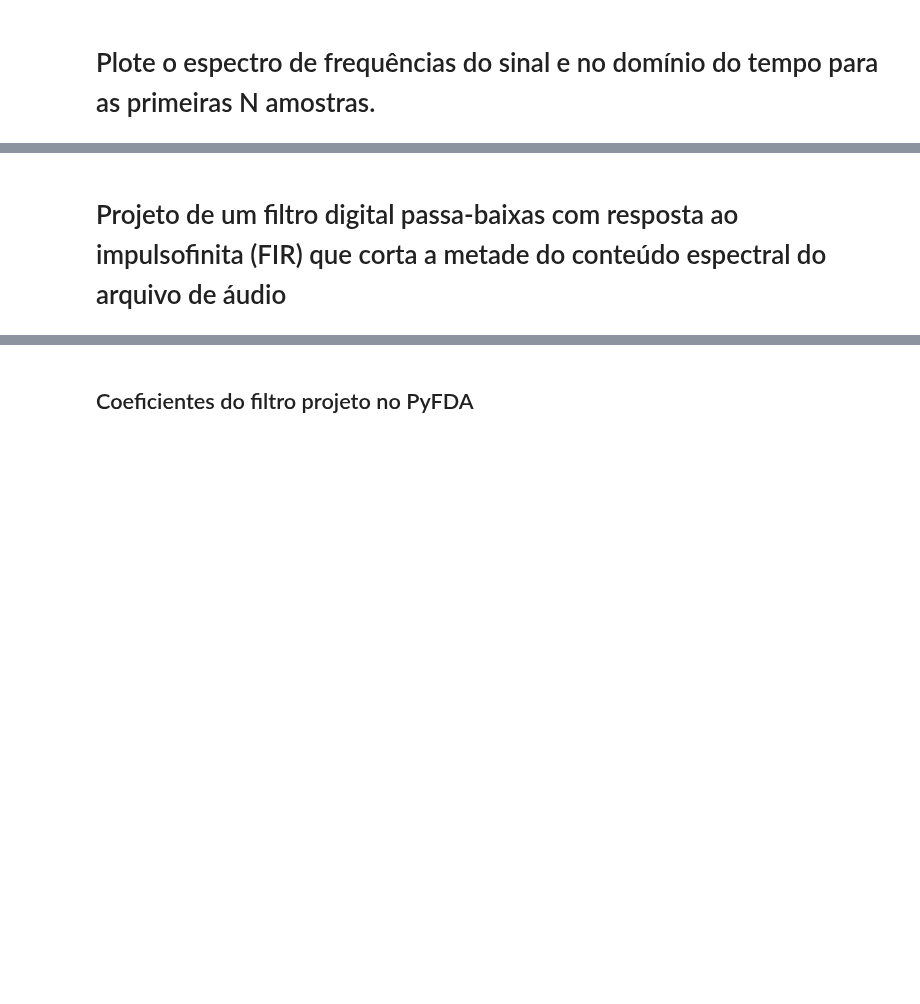
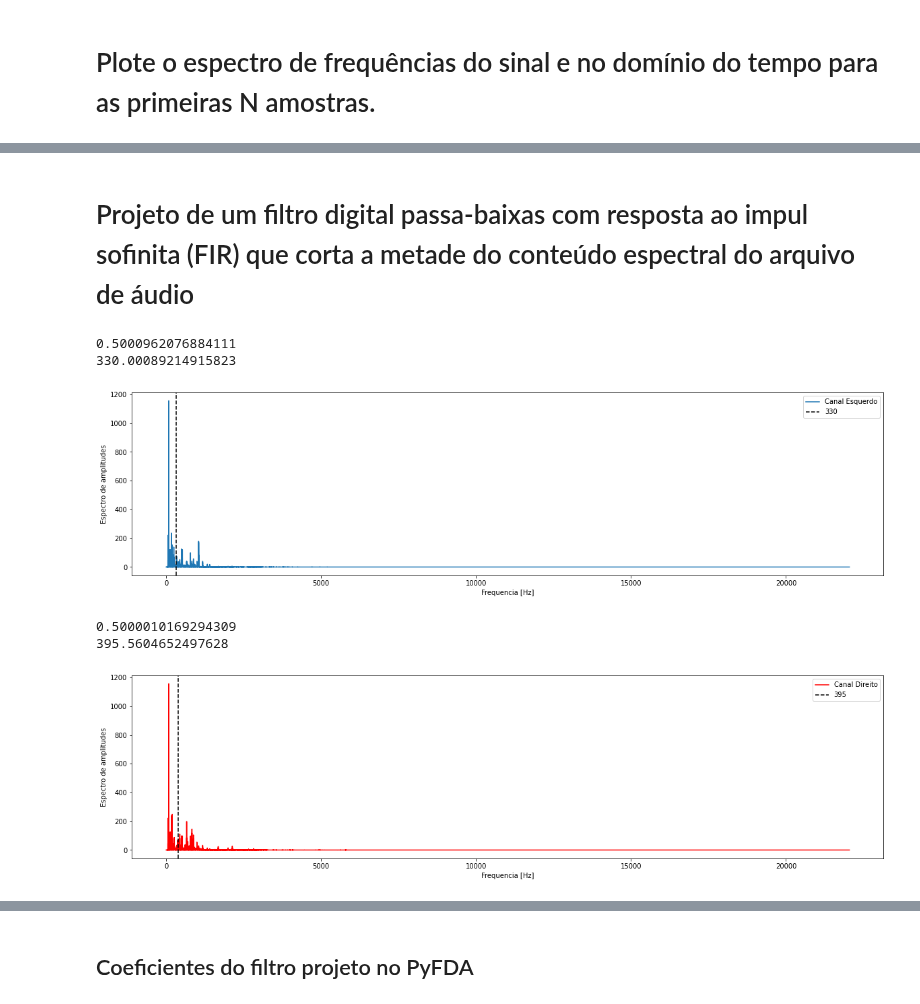
Before and after one commit to HemersonRafael/projeto_final_pds, a Jupyter notebook: Projeto final/projeto_final.ipynb, the cells around one changed output, grey strips where cells are left out. Drawn from its saved outputs; the diff is of its cells as text; code cells hidden in the pictures; blank space fills up the shorter version.

```diff
--- a/Projeto final/projeto_final.ipynb
+++ b/Projeto final/projeto_final.ipynb
@@ -132,11 +145,11 @@ return_amost_n = plot_spect_fft_channels_stereo(
 # %% [markdown]
-# Projeto de um filtro digital passa-baixas com resposta ao impulsofinita (FIR) que corta a metade do conteúdo espectral do arquivo de áudio
+# Projeto de um filtro digital passa-baixas com resposta ao impul sofinita (FIR) que corta a metade do conteúdo espectral do arquivo de áudio
 # %%
 freq_lc = np.linspace(0.0, 1.0//(2.0*T), number_of_samples//2) #Interpola para determinar eixo da frequencia
 sig_fft_lc = fftpack.fft(left_channel)
 
-plt.figure(1,figsize=(15, 5))
-plt.plot(freq_lc, 2.0/number_of_samples * np.abs(sig_fft_lc[:number_of_samples//2]))
+plt.figure(1,figsize=(20, 5))
+plt.plot(freq_lc, 2.0/number_of_samples * np.abs(sig_fft_lc[:number_of_samples//2]), label="Canal Esquerdo")
 #"centro de massa" da função no domínio da frequência
 peso_lc = 0.0 #porcentagem do sinal acumulado
 rangeData_lc = len(sig_fft_lc)//2 #frequências positivas da FFT
@@ -145,39 +158,52 @@ count_lc = 0 # quantidade de amostras somadas
 
 for i in abs(sig_fft_lc[:rangeData_lc]):
   peso_lc = peso_lc + i/sc_lc
   count_lc = count_lc + 1
   if(peso_lc >= 0.5):
     print(peso_lc)
     break
 print(freq_lc[count_lc]) #frequência de corte para o primeiro canal
 
-plt.title("Canal Esquerdo")
-plt.axvline(x = freq_lc[count_lc], color = 'black', ls = '--')
+#plt.title("Canal Esquerdo")
+plt.axvline(x = freq_lc[count_lc], color = 'black', ls = '--', label=f"{int(freq_lc[count_lc])}")
+plt.legend()
+plt.xlabel('Frequencia [Hz]')
+plt.ylabel('Espectro de amplitudes')
 plt.show()
 
 
 freq_rc = np.linspace(0.0, 1.0//(2.0*T), number_of_samples//2) #Interpola para determinar eixo da frequencia
 sig_fft_rc = fftpack.fft(right_channel)
 
-plt.figure(2,figsize=(15, 5))
-plt.plot(freq_rc, 2.0/number_of_samples * np.abs(sig_fft_rc[:number_of_samples//2]), color='red')
+plt.figure(2,figsize=(20, 5))
+plt.plot(freq_rc, 2.0/number_of_samples * np.abs(sig_fft_rc[:number_of_samples//2]), color='red', label="Canal Direito")
 
 peso_rc = 0.0
 rangeData_rc = len(sig_fft_rc)//2
 sc_rc = sum(abs(sig_fft_rc[:rangeData_rc]))
 count_rc = 0
 
 for i in abs(sig_fft_rc[:rangeData_rc]):
   peso_rc = peso_rc + i/sc_rc
   count_rc = count_rc + 1
   if(peso_rc >= 0.5):
     print(peso_rc)
     break
 print(freq_rc[count_rc])
 
-plt.title("Canal Direito")
-plt.axvline(x = freq_rc[count_rc], color = 'black', ls = '--')
+#plt.title("Canal Direito")
+plt.axvline(x = freq_rc[count_rc], color = 'black', ls = '--', label=f"{int(freq_rc[count_rc])}")
+plt.legend()
+plt.xlabel('Frequencia [Hz]')
+plt.ylabel('Espectro de amplitudes')
 plt.show()
+# %% [output]
+0.5000962076884111
+330.00089214915823
+[figure, added]
+0.5000010169294309
+395.5604652497628
+[figure, added]
 # %%
 aux = (2.0/number_of_samples * np.abs(sig_fft_lc[:number_of_samples//2])).cumsum()
 half = aux[-1] / 2
```
Also changed, not shown: parts of 16 cells of this notebook, 4 other files.
